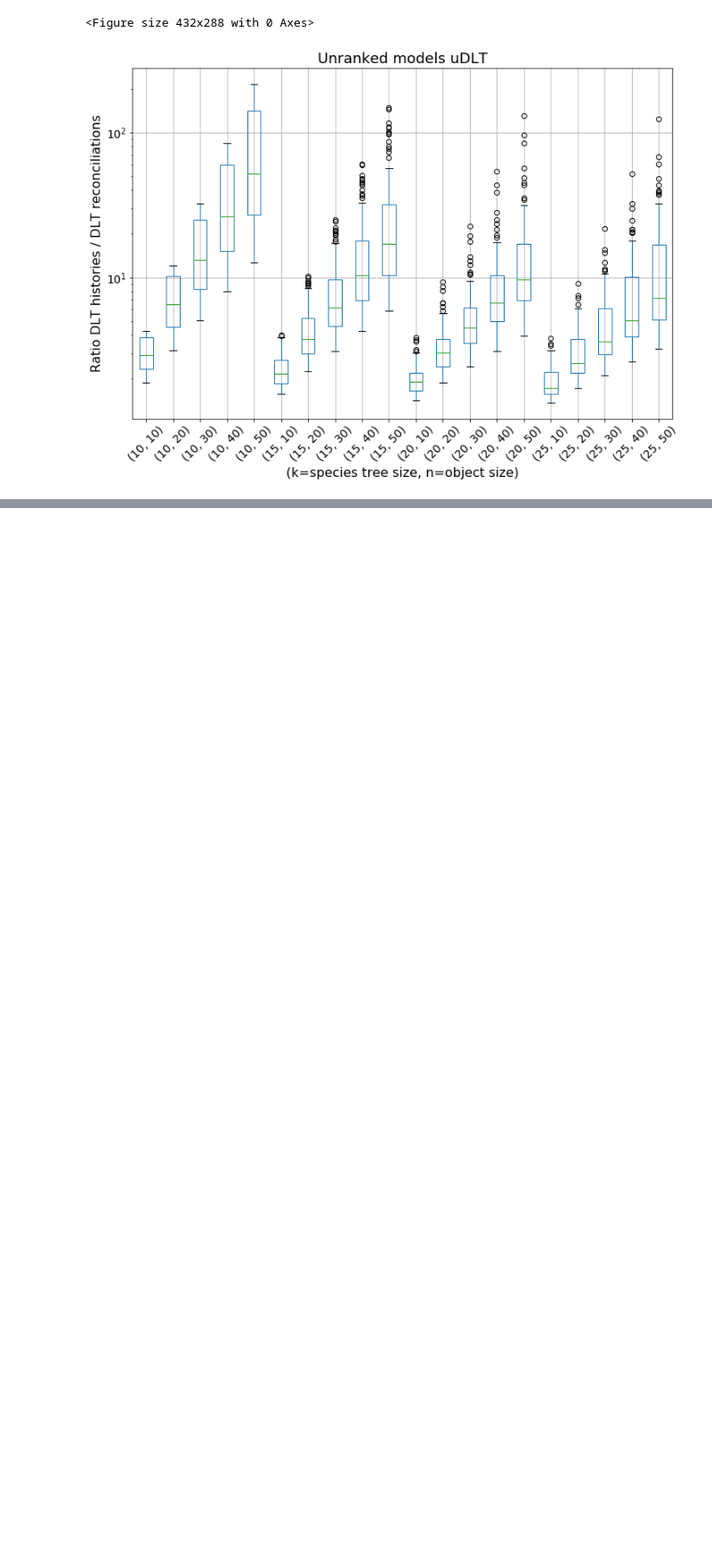
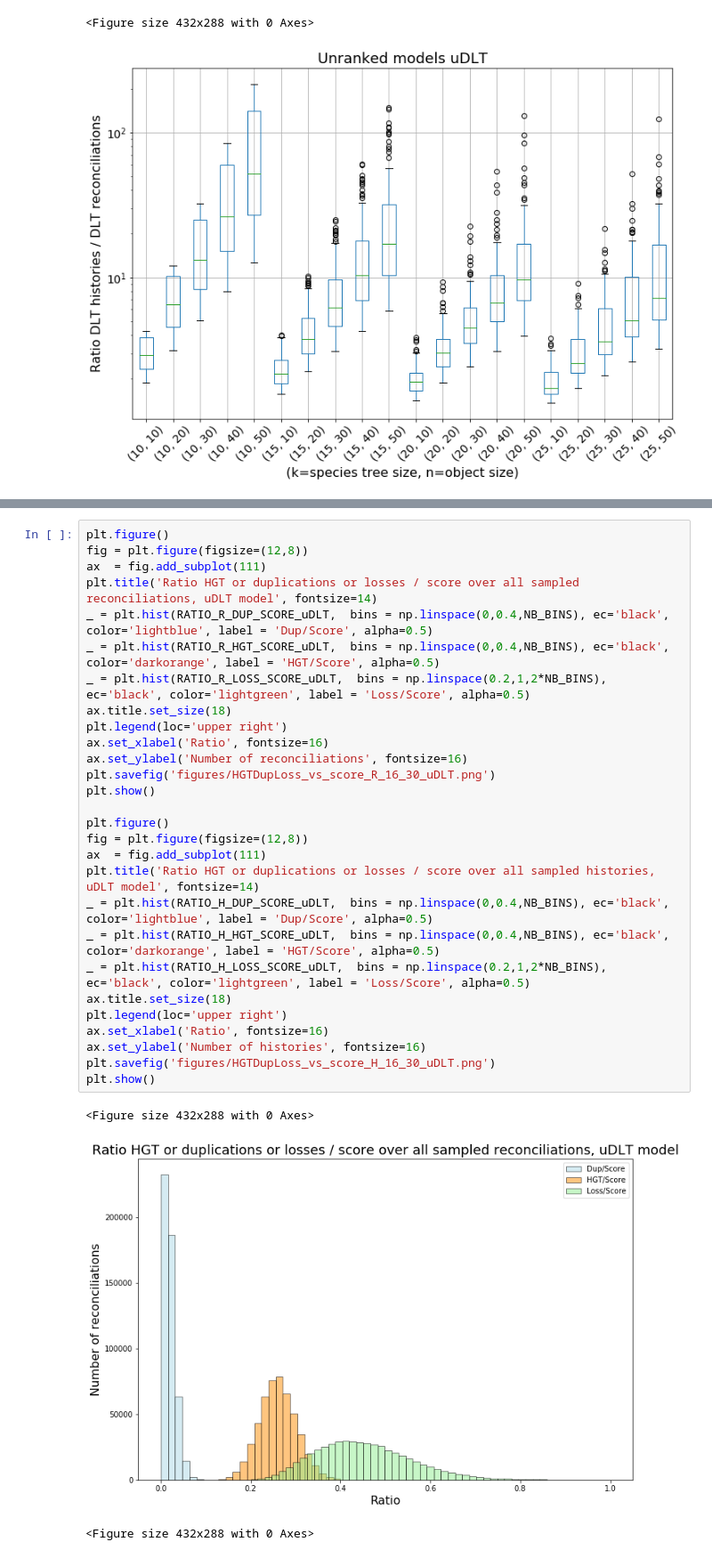
Before and after one commit to cchauve/DLT-Histories, a Jupyter notebook: exp/20-11-2019-Reconciliations/doc/NB1.ipynb, the cells around one changed output, grey strips where cells are left out. Shown at 89% size. Drawn from its saved outputs; the diff is of its cells as text; blank space fills up the shorter version.

```diff
--- a/exp/20-11-2019-Reconciliations/doc/NB1.ipynb
+++ b/exp/20-11-2019-Reconciliations/doc/NB1.ipynb
@@ -305,0 +463,32 @@ plt.show()
+# %%
+plt.figure()
+fig = plt.figure(figsize=(12,8))
+ax  = fig.add_subplot(111)
+plt.title('Ratio HGT or duplications or losses / score over all sampled reconciliations, uDLT model', fontsize=14)
+_ = plt.hist(RATIO_R_DUP_SCORE_uDLT,  bins = np.linspace(0,0.4,NB_BINS), ec='black', color='lightblue', label = 'Dup/Score', alpha=0.5)
+_ = plt.hist(RATIO_R_HGT_SCORE_uDLT,  bins = np.linspace(0,0.4,NB_BINS), ec='black', color='darkorange', label = 'HGT/Score', alpha=0.5)
+_ = plt.hist(RATIO_R_LOSS_SCORE_uDLT,  bins = np.linspace(0.2,1,2*NB_BINS), ec='black', color='lightgreen', label = 'Loss/Score', alpha=0.5)
+ax.title.set_size(18)
+plt.legend(loc='upper right')
+ax.set_xlabel('Ratio', fontsize=16)
+ax.set_ylabel('Number of reconciliations', fontsize=16)
+plt.savefig('figures/HGTDupLoss_vs_score_R_16_30_uDLT.png')
+plt.show()
+
+plt.figure()
+fig = plt.figure(figsize=(12,8))
+ax  = fig.add_subplot(111)
+plt.title('Ratio HGT or duplications or losses / score over all sampled histories, uDLT model', fontsize=14)
+_ = plt.hist(RATIO_H_DUP_SCORE_uDLT,  bins = np.linspace(0,0.4,NB_BINS), ec='black', color='lightblue', label = 'Dup/Score', alpha=0.5)
+_ = plt.hist(RATIO_H_HGT_SCORE_uDLT,  bins = np.linspace(0,0.4,NB_BINS), ec='black', color='darkorange', label = 'HGT/Score', alpha=0.5)
+_ = plt.hist(RATIO_H_LOSS_SCORE_uDLT,  bins = np.linspace(0.2,1,2*NB_BINS), ec='black', color='lightgreen', label = 'Loss/Score', alpha=0.5)
+ax.title.set_size(18)
+plt.legend(loc='upper right')
+ax.set_xlabel('Ratio', fontsize=16)
+ax.set_ylabel('Number of histories', fontsize=16)
+plt.savefig('figures/HGTDupLoss_vs_score_H_16_30_uDLT.png')
+plt.show()
+# %% [output]
+<Figure size 432x288 with 0 Axes>
+[figure, added]
+<Figure size 432x288 with 0 Axes>
```
Also changed, not shown: parts of 8 cells of this notebook, 14 other files.
